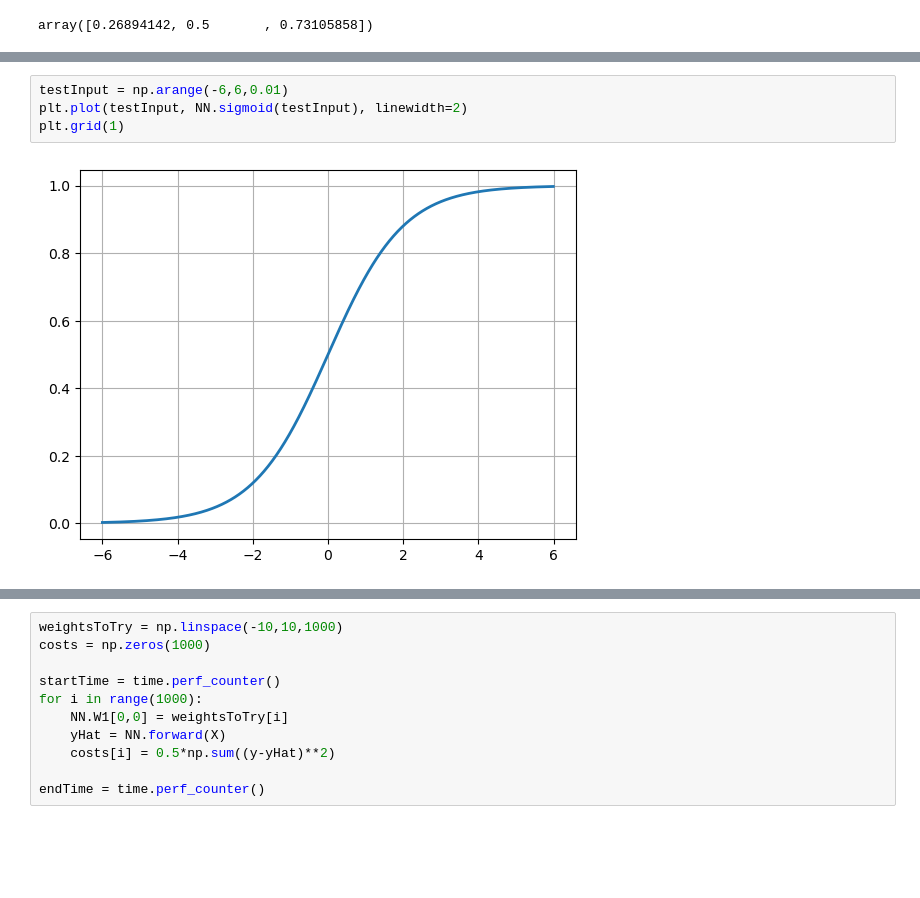
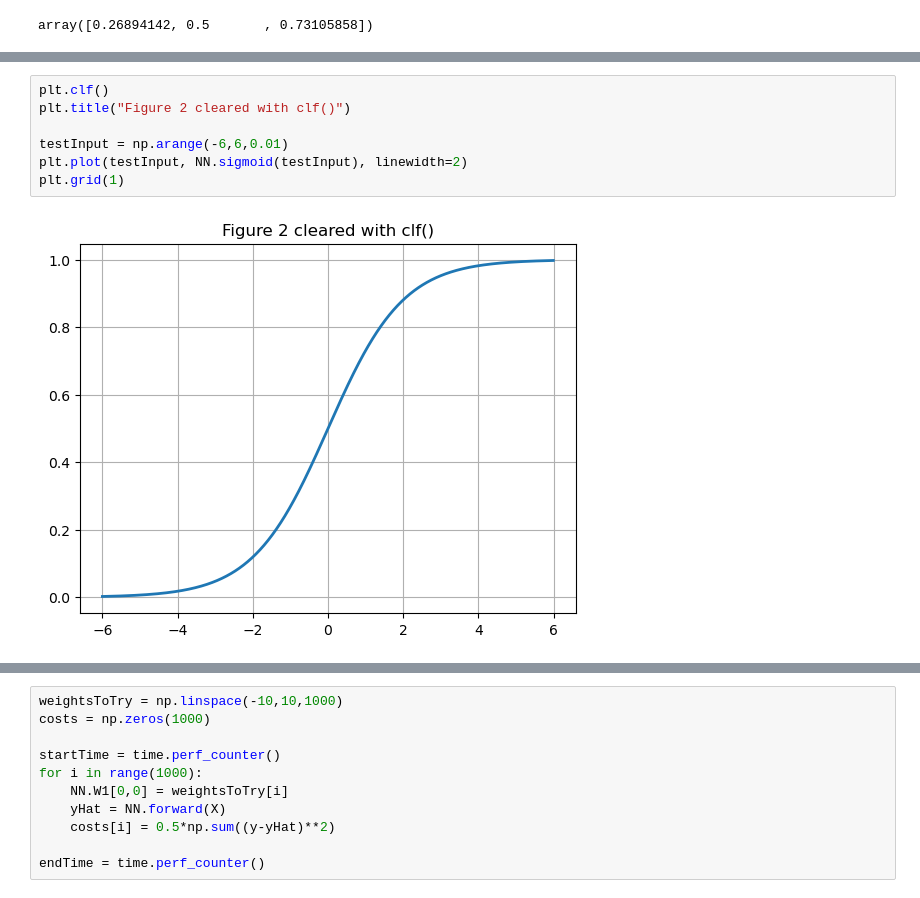
Before and after one commit to Baker-B/nn_demystified, a Jupyter notebook: nnd.ipynb, the cells around one changed output, grey strips where cells are left out. Cells and saved outputs as stored; diff of their text form; blank space fills up the shorter version.

```diff
--- a/nnd.ipynb
+++ b/nnd.ipynb
@@ -150,9 +152,12 @@ array([[0.26863199, 0.78147635, 0.42367952],
 # %%
+plt.clf()
+plt.title("Figure 2 cleared with clf()")
+
 testInput = np.arange(-6,6,0.01)
 plt.plot(testInput, NN.sigmoid(testInput), linewidth=2)
 plt.grid(1)
 # %% [output]
-[figure, old version]
+[figure, new version]
 # %%
 yHat = NN.forward(X)
 yHat
```
Also changed, not shown: parts of 28 cells of this notebook, 9 other files.
